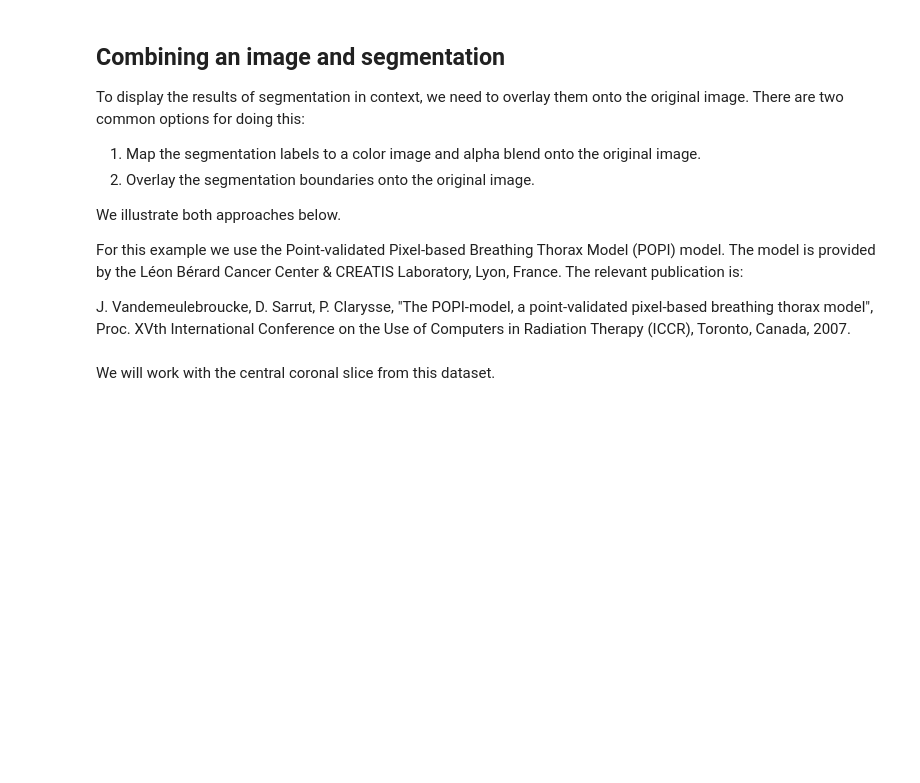
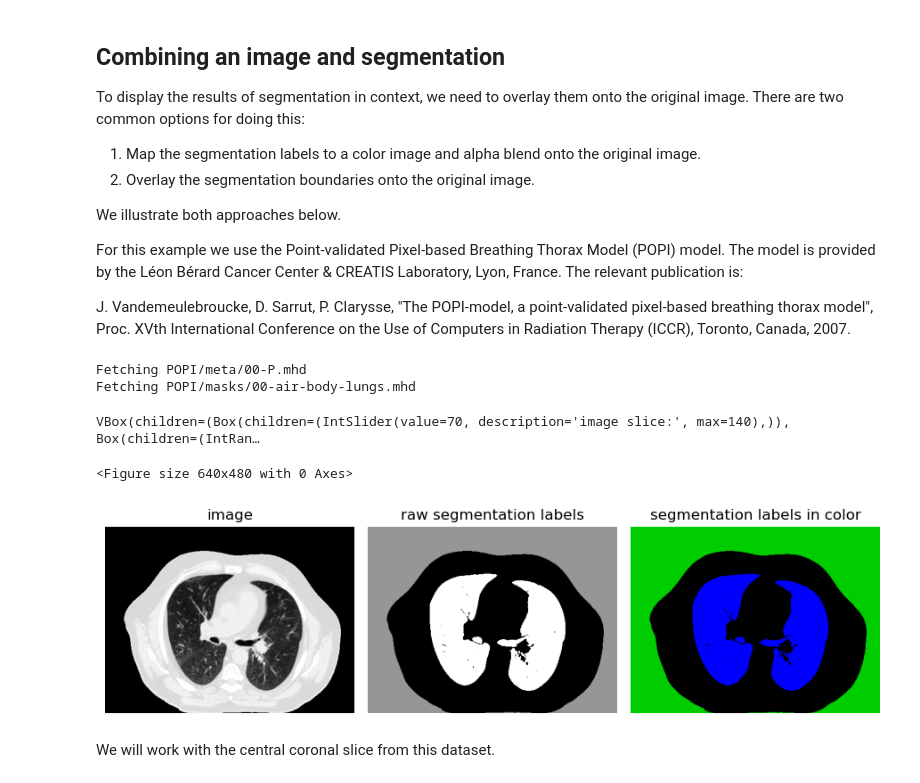
Before and after one commit to seanreed1111/SimpleITK-Notebooks, a Jupyter notebook: Python/05_Results_Visualization.ipynb, the cells around one changed output. Saved outputs shown, nothing was run; the diff lists cells and outputs as text; code cells hidden in the pictures; blank space fills up the shorter version.

```diff
--- a/Python/05_Results_Visualization.ipynb
+++ b/Python/05_Results_Visualization.ipynb
@@ -490,16 +490,22 @@ J. Vandemeulebroucke, D. Sarrut, P. Clarysse, "The POPI-model, a point-validated
 # %%
 # Load utilities that are specific to the POPI data, the label values associated with the segmentation.
 %run popi_utilities_setup.py
 
 img = sitk.ReadImage(fdata("POPI/meta/00-P.mhd"))
 segmentation = sitk.ReadImage(fdata("POPI/masks/00-air-body-lungs.mhd"))
 
 gui.MultiImageDisplay(
     image_list=[img, segmentation, sitk.LabelToRGB(segmentation)],
     title_list=["image", "raw segmentation labels", "segmentation labels in color"],
     figure_size=(9, 3),
     shared_slider=True,
-);
+); # sliders do not work. needs widgets?
+# %% [output]
+Fetching POPI/meta/00-P.mhd
+Fetching POPI/masks/00-air-body-lungs.mhd
+VBox(children=(Box(children=(IntSlider(value=70, description='image slice:', max=140),)), Box(children=(IntRan…
+<Figure size 640x480 with 0 Axes>
+[figure, added]
 # %% [markdown]
 We will work with the central coronal slice from this dataset.
 # %%
```
Also changed, not shown: parts of 5 cells of this notebook, 2 other files.
